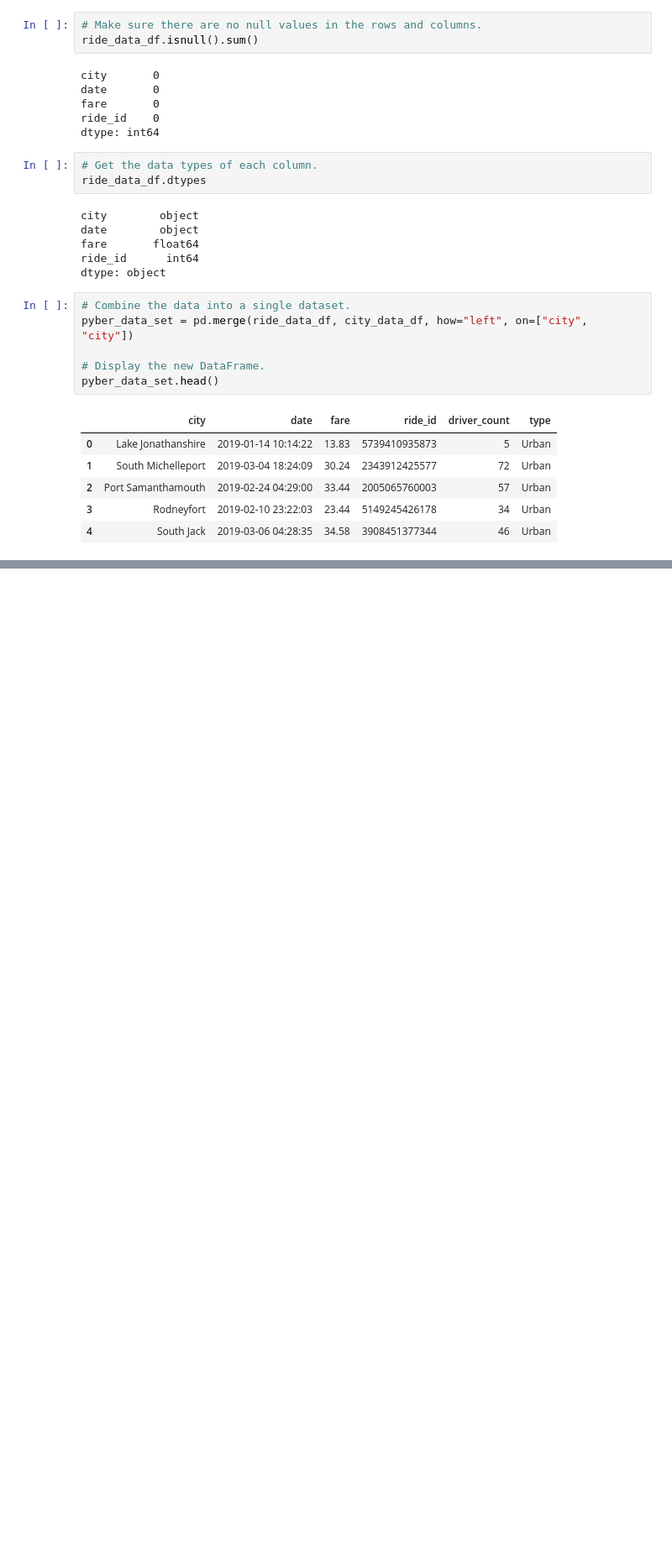
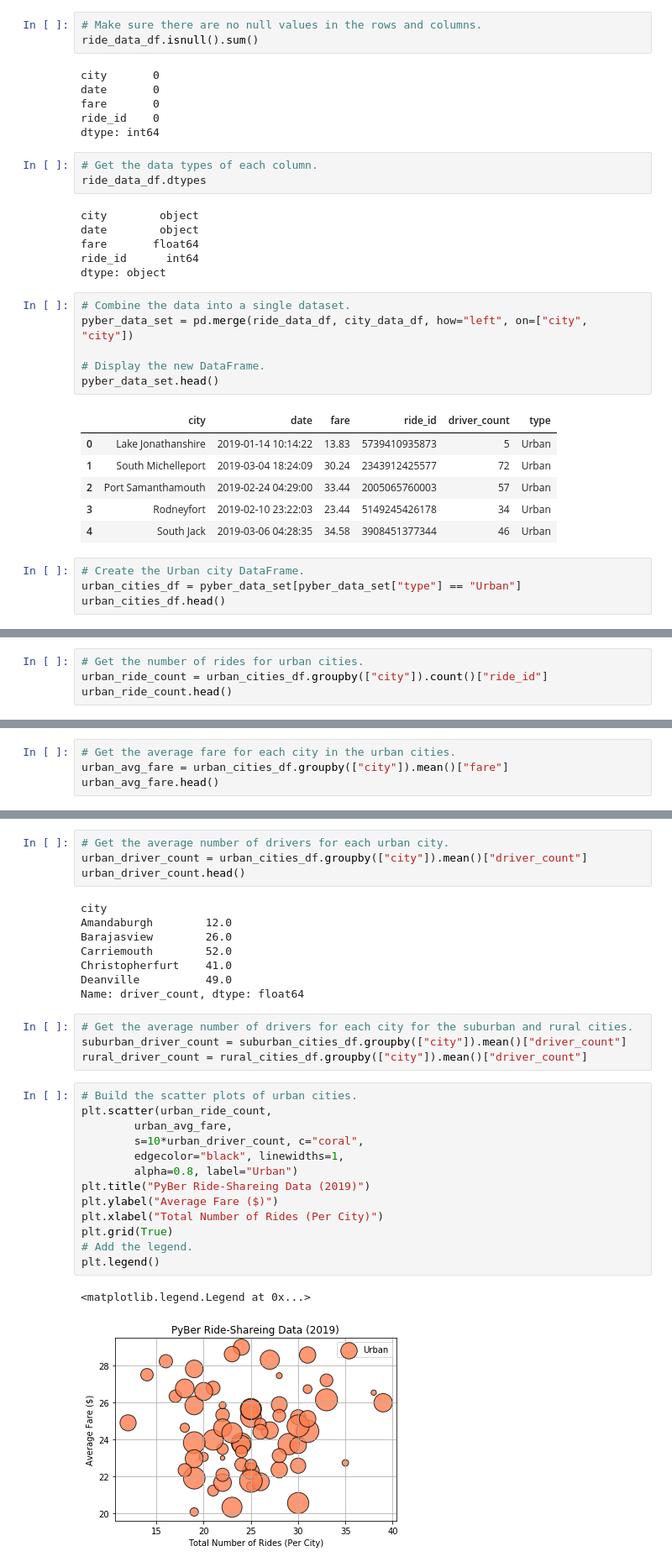
Before and after one commit to jgrotenhuis/PyBer_Analysis, a Jupyter notebook: PyBer.ipynb, the cells around one changed output, grey strips where cells are left out. Shown: that part at 84% size. Saved outputs shown, nothing was run; the diff lists cells and outputs as text; blank space fills up the shorter version.

Commit message:
Adding PyBer Ride-Sharing Data chart and PNG

```diff
--- a/PyBer.ipynb
+++ b/PyBer.ipynb
@@ -114,3 +114,7 @@ pyber_data_set.head()
 | 2 | Port Samanthamouth | 2019-02-24 04:29:00 | 33.44 | 2005065760003 | 57 | Urban |
 | 3 | Rodneyfort | 2019-02-10 23:22:03 | 23.44 | 5149245426178 | 34 | Urban |
 | 4 | South Jack | 2019-03-06 04:28:35 | 34.58 | 3908451377344 | 46 | Urban |
+# %%
+# Create the Urban city DataFrame.
+urban_cities_df = pyber_data_set[pyber_data_set["type"] == "Urban"]
+urban_cities_df.head()
@@ -116,0 +145,4 @@ pyber_data_set.head()
+# %%
+# Get the number of rides for urban cities.
+urban_ride_count = urban_cities_df.groupby(["city"]).count()["ride_id"]
+urban_ride_count.head()
@@ -116,0 +181,4 @@ pyber_data_set.head()
+# %%
+# Get the average fare for each city in the urban cities.
+urban_avg_fare = urban_cities_df.groupby(["city"]).mean()["fare"]
+urban_avg_fare.head()
@@ -116,0 +197,32 @@ pyber_data_set.head()
+# %%
+# Get the average number of drivers for each urban city.
+urban_driver_count = urban_cities_df.groupby(["city"]).mean()["driver_count"]
+urban_driver_count.head()
+# %% [output]
+city
+Amandaburgh        12.0
+Barajasview        26.0
+Carriemouth        52.0
+Christopherfurt    41.0
+Deanville          49.0
+Name: driver_count, dtype: float64
+# %%
+# Get the average number of drivers for each city for the suburban and rural cities.
+suburban_driver_count = suburban_cities_df.groupby(["city"]).mean()["driver_count"]
+rural_driver_count = rural_cities_df.groupby(["city"]).mean()["driver_count"]
+# %%
+# Build the scatter plots of urban cities.
+plt.scatter(urban_ride_count,
+        urban_avg_fare,
+        s=10*urban_driver_count, c="coral",
+        edgecolor="black", linewidths=1,
+        alpha=0.8, label="Urban")
+plt.title("PyBer Ride-Shareing Data (2019)")
+plt.ylabel("Average Fare ($)")
+plt.xlabel("Total Number of Rides (Per City)")
+plt.grid(True)
+# Add the legend.
+plt.legend()
+# %% [output]
+<matplotlib.legend.Legend at 0x...>
+[figure, added]
```
Also changed, not shown: parts of 10 cells of this notebook, 2 other files.
